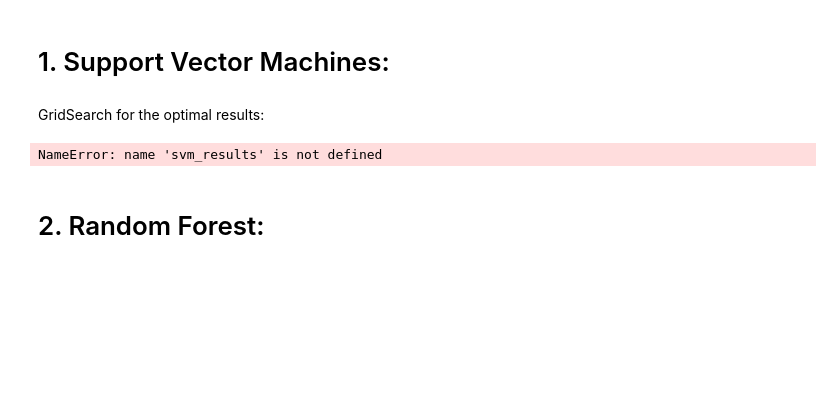
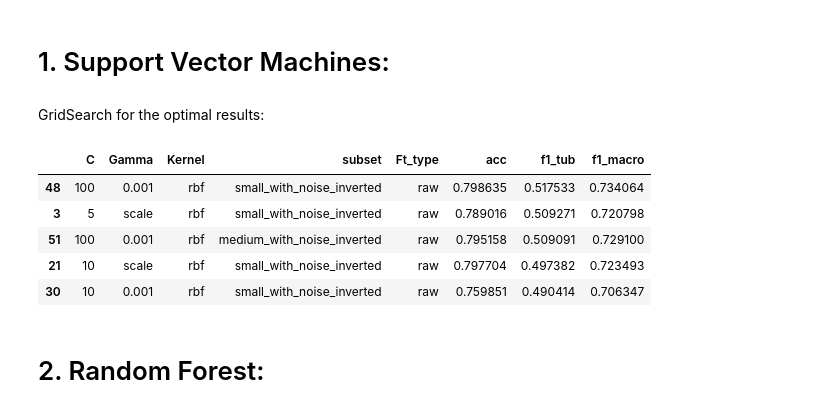
Before and after one commit to vvcastro/vision-chestXRay, a Jupyter notebook: feature_based/training.ipynb, the cells around one changed output. Saved outputs shown, nothing was run; the diff lists cells and outputs as text; code cells hidden in the pictures; blank space fills up the shorter version.

```diff
--- a/feature_based/training.ipynb
+++ b/feature_based/training.ipynb
@@ -127,8 +127,8 @@ DATA_SUBSETS = [
 
 # gridSearch for SVM
 param_grid = {
-    'C': [1, 5, 10],
-    'gamma': ['scale', 0.01],
+    'C': [5, 10, 100],
+    'gamma': ['scale', 0.001],
     'kernel': ['poly', 'rbf'],
     'subset': DATA_SUBSETS
 }
@@ -207,9 +207,14 @@ for pvalues in tqdm( combinations, desc='Testing combination' ):
 svm_results = pd.DataFrame.from_records(svm_results)
 svm_results.to_csv('svm_results.csv', index=False)
 # %%
-svm_results.sort_values(by=['f1_tub', 'f1_macro'], ascending=False).head(n=10)
+svm_results.sort_values(by=['f1_tub', 'f1_macro'], ascending=False).head(n=5)
 # %% [output]
-NameError: name 'svm_results' is not defined
+|  | C | Gamma | Kernel | subset | Ft_type | acc | f1_tub | f1_macro |
+| 48 | 100 | 0.001 | rbf | small_with_noise_inverted | raw | 0.798635 | 0.517533 | 0.734064 |
+| 3 | 5 | scale | rbf | small_with_noise_inverted | raw | 0.789016 | 0.509271 | 0.720798 |
+| 51 | 100 | 0.001 | rbf | medium_with_noise_inverted | raw | 0.795158 | 0.509091 | 0.729100 |
+| 21 | 10 | scale | rbf | small_with_noise_inverted | raw | 0.797704 | 0.497382 | 0.723493 |
+| 30 | 10 | 0.001 | rbf | small_with_noise_inverted | raw | 0.759851 | 0.490414 | 0.706347 |
 # %% [markdown]
 # 2. Random Forest:
 # %%
```
Also changed, not shown: parts of 3 cells of this notebook, 5 other files.
